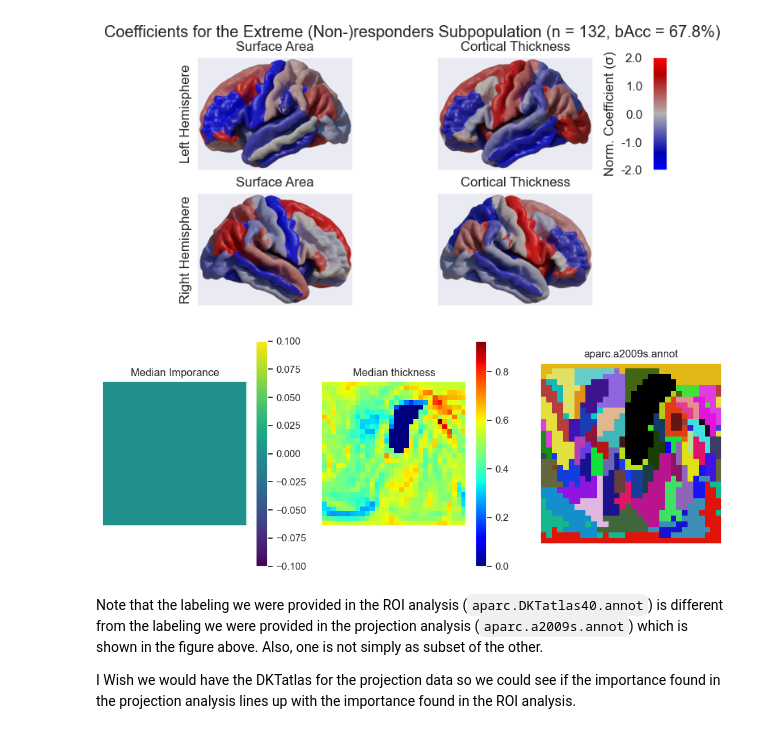
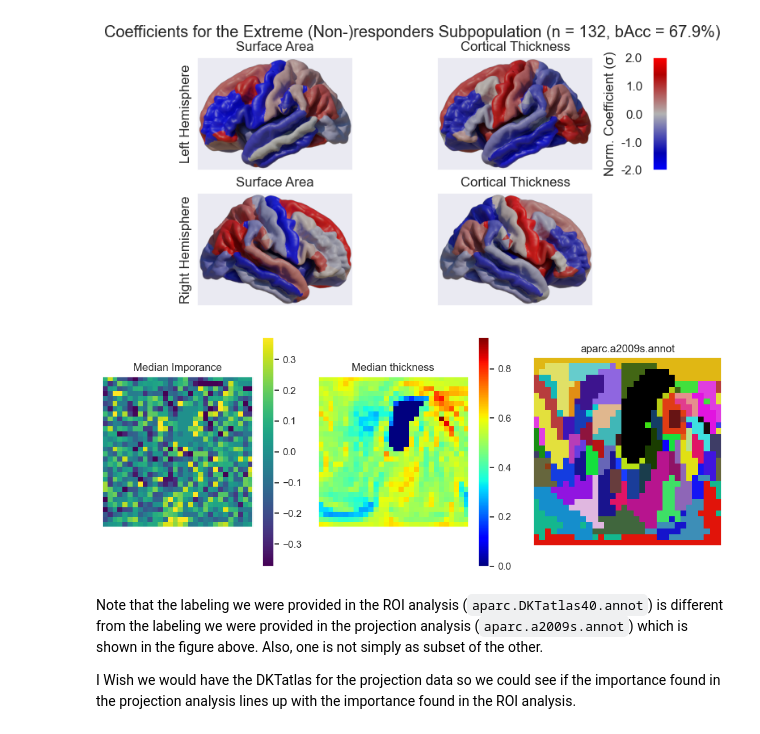
Before and after one commit to DEPREDICT/ENIGMA, a Jupyter notebook: main.ipynb, the cells around one changed output. Saved outputs shown, nothing was run; the diff lists cells and outputs as text; code cells hidden in the pictures.

```diff
--- a/main.ipynb
+++ b/main.ipynb
@@ -932,7 +932,7 @@ results_table = results_table[~(results_table.index.get_level_values(3) == 'Rand
 From our results we will compute statistics and add them to the data frame to create a data frame aptly called:  `results_and_stats`
 These statistics are: population size, T-statisic, p-value, Bayes factor and Effect size. Then combine statistics and results tables, and separate cortical (primary) from subcortical (exploratory) findings.
 # %%
-statistics_calculator = calc_stats_wrapper(population_indices, data_dict, n_splits)
+statistics_calculator = calc_stats_wrapper(population_indices)
 stats_table = statistics_calculator(results_table)
 
 # Horizontal concat the statistics table to the results table
@@ -1156,12 +1165,11 @@ bacc_fig, axes = plt.subplots(n_rows, n_cols, figsize=(14, 6))
 for ax_n, query, ax, c in zip(range(n_rows * n_cols), queries, axes.reshape(-1), cs):
     # Get data
     example = results_and_stats.loc[query]
-    score, null = example['balanced_accuracy'], example['null']
-    if len(example.shape) > 1:
-        score, null = flatten(score), flatten(null)
+    score, null = example['balanced_accuracy'], example['null_balanced_accuracy']
+    score, null = score.ravel(), null.ravel()
 
     # Plot
-    ax.hist(np.subtract(score, null) * 100, bins, density=True, color=c, label=hr_pop[query[-2]])
+    ax.hist((score.mean() - null) * 100, bins, density=True, color=c, label=hr_pop[query[-2]])
     ax.plot([0, 0], [0, ylim], c='k')
     acc_explainer = '' if ax_n else '(bAcc)'
     if not ax_n % n_cols:
@@ -1181,5 +1189,6 @@ for ax_n, query, ax, c in zip(range(n_rows * n_cols), queries, axes.reshape(-1),
     ax.xaxis.set_major_formatter(mtick.PercentFormatter())
     plt.suptitle('Predicting Response Using Various Sets of ROI Data in two populations', fontsize=18)
 bacc_fig.tight_layout()
+plt.show()
 bacc_fig.savefig(figdir.append(f'bAcc_histograms.png'))
 # %% [output]
@@ -1206,7 +1211,7 @@ measured_sites_accs = [np.mean(flatten(results_and_stats.loc[q]['null'])) for q
 # %%
 # Retrieve the accuracy score from our results
 queries = ('Fold', 'Extremes'), ('Site', 'All')
-measured_sites_accs = [np.mean(flatten(results_and_stats.loc[('is_responder', sN, sN, sN, *q)]['null'])) for q in
+measured_sites_accs = [np.mean(flatten(results_and_stats.loc[('is_responder', sN, sN, sN, *q)]['null_accuracy'])) for q in
                        queries]
 
 print('We can say the following about the null accuracy score:')
@@ -1233,7 +1238,7 @@ for i, ((cv_name, (cv_scheme, _)), example_population, measured_sites_acc) in en
         f'    - Measured: {measured_sites_acc:.1%}\n')
 
 s = results_and_stats.loc['is_responder', '2DT', 'dbc_no', 'ResNet', 'Fold', 'All', 'wk_2']['accuracy']
-n = results_and_stats.loc['is_responder', '2DT', 'dbc_no', 'ResNet', 'Fold', 'All', 'wk_2']['null']
+n = results_and_stats.loc['is_responder', '2DT', 'dbc_no', 'ResNet', 'Fold', 'All', 'wk_2']['null_accuracy']
 print(f'3.  The mean-balanced-accuracy (bAcc) is not the same as balanced-accuracy of the means:\n'
       f'    Mean accuracy score: {np.mean(s):.1%} ± {np.std(s):.1%}, Mean null score: {np.mean(n):.1%} ± {np.std(n):.1%}\n'
       f'    - Balanced accuracy of means:  {np.mean(s) / np.mean(n) / 2:.1%}\n'
@@ -1443,7 +1441,8 @@ for img_pop in ('Extremes',):
     axes[-1].axis('off')
     axes[0].set_ylabel('Left Hemisphere')
     axes[n_cols + 1].set_ylabel('Right Hemisphere')
-    perf = np.mean(results_dict['roi']['dbc_no'][img_pop]['Fold']['GradientBoostingClassifier']['is_responder']['wk_2']['balanced_accuracy'])
+    perf = np.mean(results_dict['roi']['dbc_no'][img_pop]['Fold']['GradientBoostingClassifier']['is_responder']['wk_2'][
+                       'balanced_accuracy'])
     n_part = len(data_dict['roi']['dbc_no'][img_pop][0])
     # plt.suptitle(f'Coefficients for {img_pop} Population (n = {n_part:.0f}, bAcc = {bacc:.1%})')
     plt.suptitle(f'Coefficients for the Extreme (Non-)responders Subpopulation (n = {n_part:.0f}, bAcc = {perf:.1%})')
@@ -1452,28 +1451,43 @@ plt.show()
 # %% [output]
 [figure]
 # %%
+# We never ended up using this because it was hard to retrace
+# which "pixels" were dropped in preprocessing, so they might
+# not be placed correctly (23 out of 900 were dropped)
+X, y, _ = data_dict['vec']['dbc_no']['Extremes']
+clf = LogisticRegression()
+clf.fit(X, y)
+coef = np.squeeze(clf.coef_)
+
 X_thc2, _ = load_proj_df(data, 'Thickness')
+
+imps = np.zeros(30 * 30)
+counter = 0
+for i, pixel in enumerate(X_thc2.var().to_numpy().ravel()):
+    if pixel >= 0.002:
+        imps[i] = clf.coef_[0][counter]
+        counter += 1
 
 titles = 'Median Imporance', 'Median thickness', 'aparc.a2009s.annot'
 
-map_imp = np.reshape(np.median(importance_array, axis=0), [30, 30])
-map_thk = np.reshape(np.median(X_thc2, axis=0), [30, 30])
+map_imp = np.reshape(imps, (30, 30))
+map_thk = np.reshape(np.median(X_thc2, axis=0), (30, 30))
 map_img = np.load(results_dir.append('aggregated_label_annot_res-32.npy'))
 
 fig, axes = plt.subplots(1, len(titles), figsize=(10, 4))
 h_thk = axes[0].imshow(map_imp, cmap='viridis', clim=(-map_imp.std() * 2, map_imp.std() * 2), )
 h_imp = axes[1].imshow(map_thk, cmap='jet')
 h_img = axes[2].imshow(map_img)
 
 for ax, mappable, title in zip(axes, [h_thk, h_imp, None], titles):
     ax.grid(False)
     ax.set(title=title, xticks=[], yticks=[])
     if mappable:
         fig.colorbar(mappable, ax=ax)
 fig.tight_layout()
 fig.show()
 # %% [output]
-[figure, old version]
+[figure, new version]
 # %% [markdown]
 Note that the labeling we were provided in the ROI analysis (`aparc.DKTatlas40.annot`) is different from the labeling we were provided in the projection analysis (`aparc.a2009s.annot`) which is shown in the figure above. Also, one is not simply as subset of the other.
 
```
Also changed, not shown: parts of 31 cells of this notebook, 44 other files.
